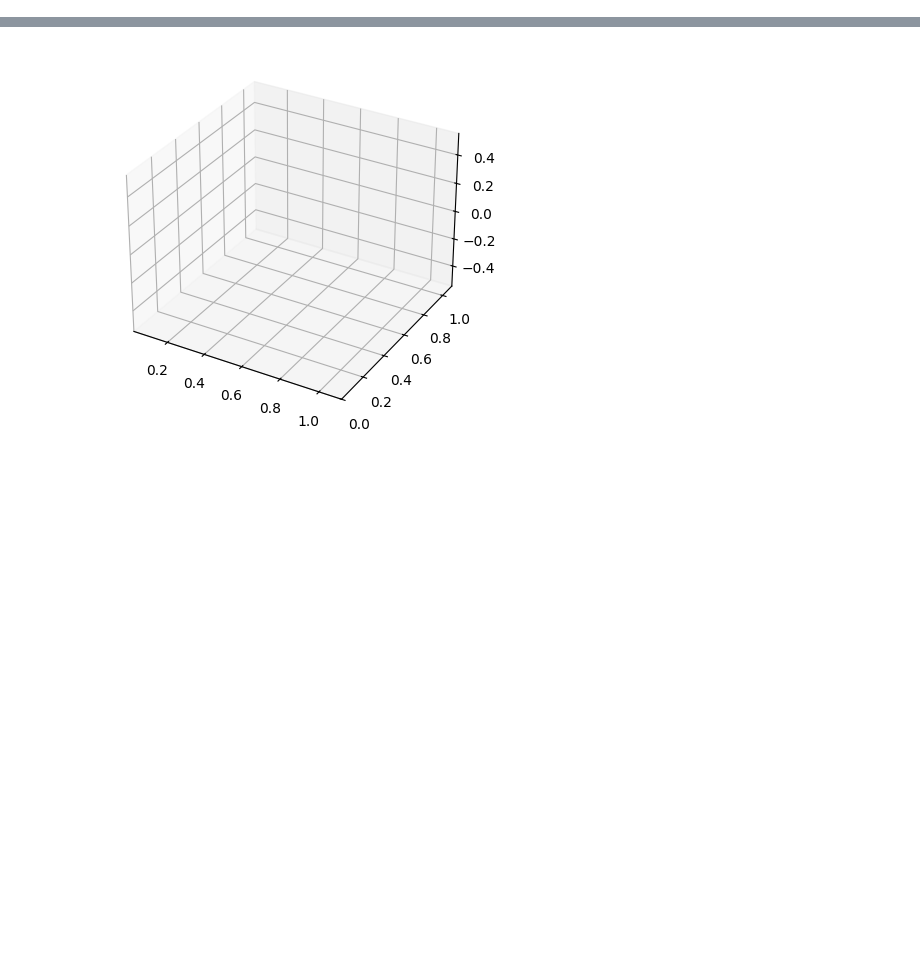
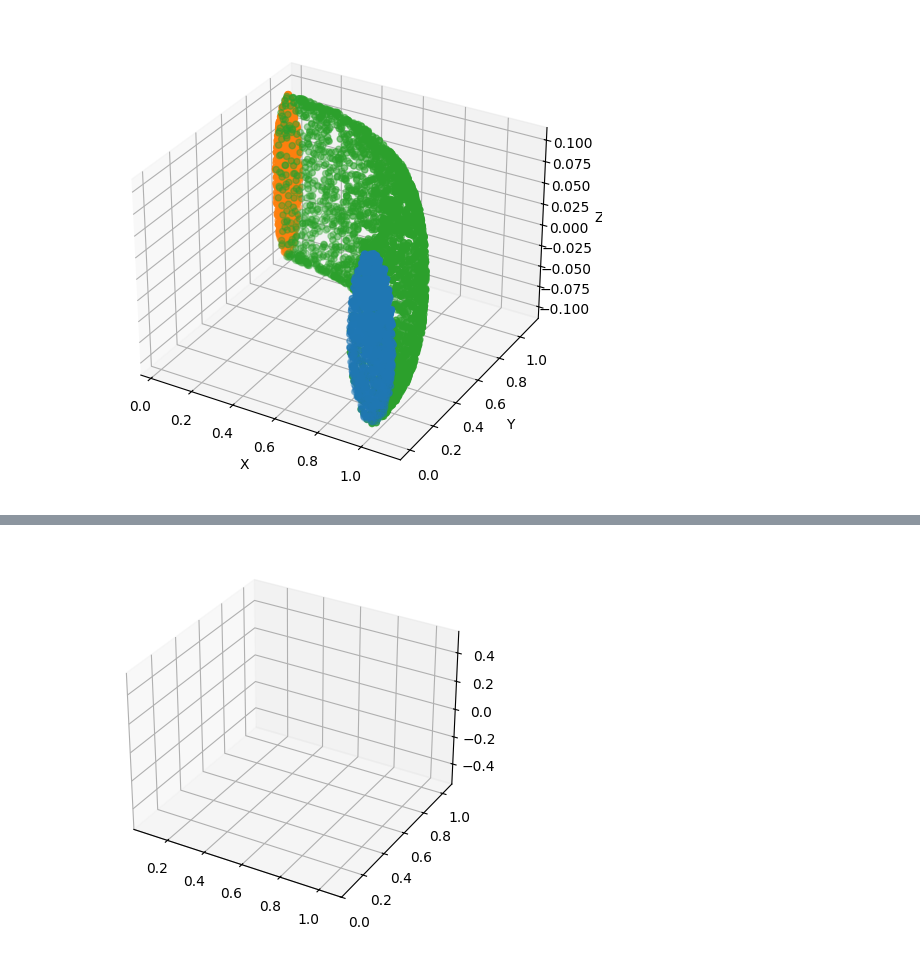
Before and after one commit to Qewton-Labs/Qewton, a Jupyter notebook: examples/PINN/stokes.ipynb, the cells around one changed output, grey strips where cells are left out. Cells and saved outputs as stored; diff of their text form; code cells hidden in the pictures; blank space fills up the shorter version.

Commit message:
Update more geometries to use the backend and start sampler update
Signed-off-by: Tom Freudenberg <tomfre@uni-bremen.de>

```diff
--- a/examples/PINN/stokes.ipynb
+++ b/examples/PINN/stokes.ipynb
@@ -22,28 +20,30 @@ inflow_sampler = qewton.RandomUniformSampler(inflow_goe, 1000)
 outflow_sampler = qewton.RandomUniformSampler(outflow_geo, 1000, compute_normals=True, normal_name=N)
 side_sampler = qewton.RandomUniformSampler(side_geo, 3000)
 # %%
-# import matplotlib.pyplot as plt
+import matplotlib.pyplot as plt
 
-# in_points = inflow_sampler()
-# out_points = outflow_sampler()
-# side_points = side_sampler()
-# # Create figure
-# fig = plt.figure(figsize=(8, 6))
+in_points = inflow_sampler()
+out_points = outflow_sampler()[0]
+side_points = side_sampler()
+# Create figure
+fig = plt.figure(figsize=(8, 6))
 
-# # Add 3D axes
-# ax = fig.add_subplot(111, projection='3d')
+# Add 3D axes
+ax = fig.add_subplot(111, projection='3d')
 
-# # Scatter plot
-# ax.scatter(in_points[:, 0], in_points[:, 1], in_points[:, 2])
-# ax.scatter(out_points[:, 0], out_points[:, 1], out_points[:, 2])
-# ax.scatter(side_points[:, 0], side_points[:, 1], side_points[:, 2])
+# Scatter plot
+ax.scatter(in_points[:, 0], in_points[:, 1], in_points[:, 2])
+ax.scatter(out_points[:, 0], out_points[:, 1], out_points[:, 2])
+ax.scatter(side_points[:, 0], side_points[:, 1], side_points[:, 2])
 
-# # Axis labels
-# ax.set_xlabel("X")
-# ax.set_ylabel("Y")
-# ax.set_zlabel("Z")
+# Axis labels
+ax.set_xlabel("X")
+ax.set_ylabel("Y")
+ax.set_zlabel("Z")
 
-# plt.show()
+plt.show()
+# %% [output]
+[figure, added]
 # %%
 model = qewton.FCN(
     in_neurons=X,
```
Also changed, not shown: parts of 2 cells of this notebook, 31 other files.
